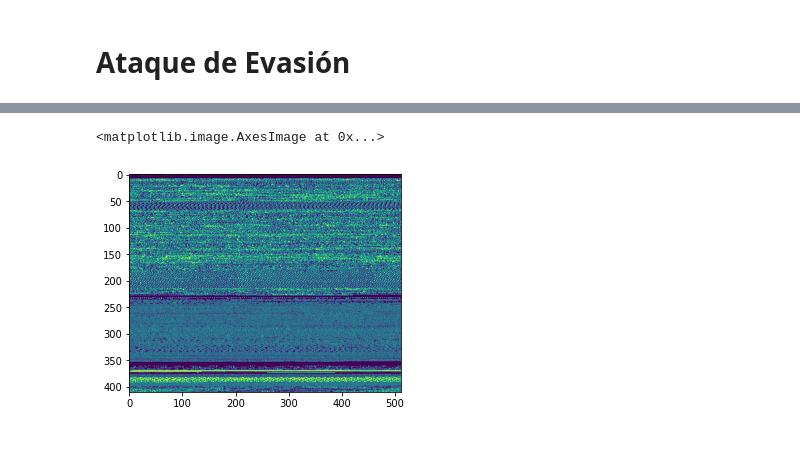
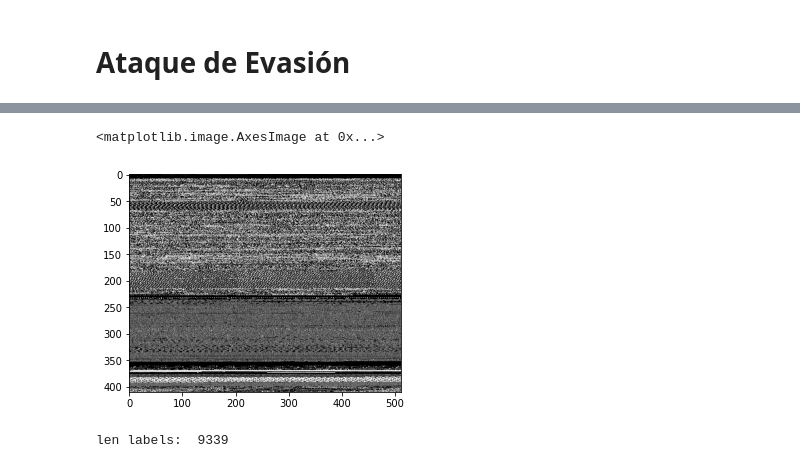
Before and after one commit to Olivverde/DL-attack, a Jupyter notebook: Ataque Evasión Lab7.ipynb, the cells around one changed output, grey strips where cells are left out. Drawn from its saved outputs; the diff is of its cells as text; code cells hidden in the pictures.

Commit message:
prueba con modelo y labels categorizados

```diff
--- a/Ataque Evasión Lab7.ipynb
+++ b/Ataque Evasión Lab7.ipynb
@@ -85,7 +79,11 @@ image_dataset example:  [[ 77  90 144 ...  16   0   0]
 type(image_dataset example):  <class 'numpy.ndarray'>
 image_dataset example shape:  (410, 512)
 # %%
-plt.imshow(images_np[0])
+plt.imshow(images_np[0].astype(np.uint8), cmap='gray')
 # %% [output]
 <matplotlib.image.AxesImage at 0x...>
-[figure, old version]
+[figure, new version]
+# %%
+print("len labels: ", len(labels))
+# %% [output]
+len labels:  9339
```
Also changed, not shown: parts of 16 cells of this notebook, 6 other files.
